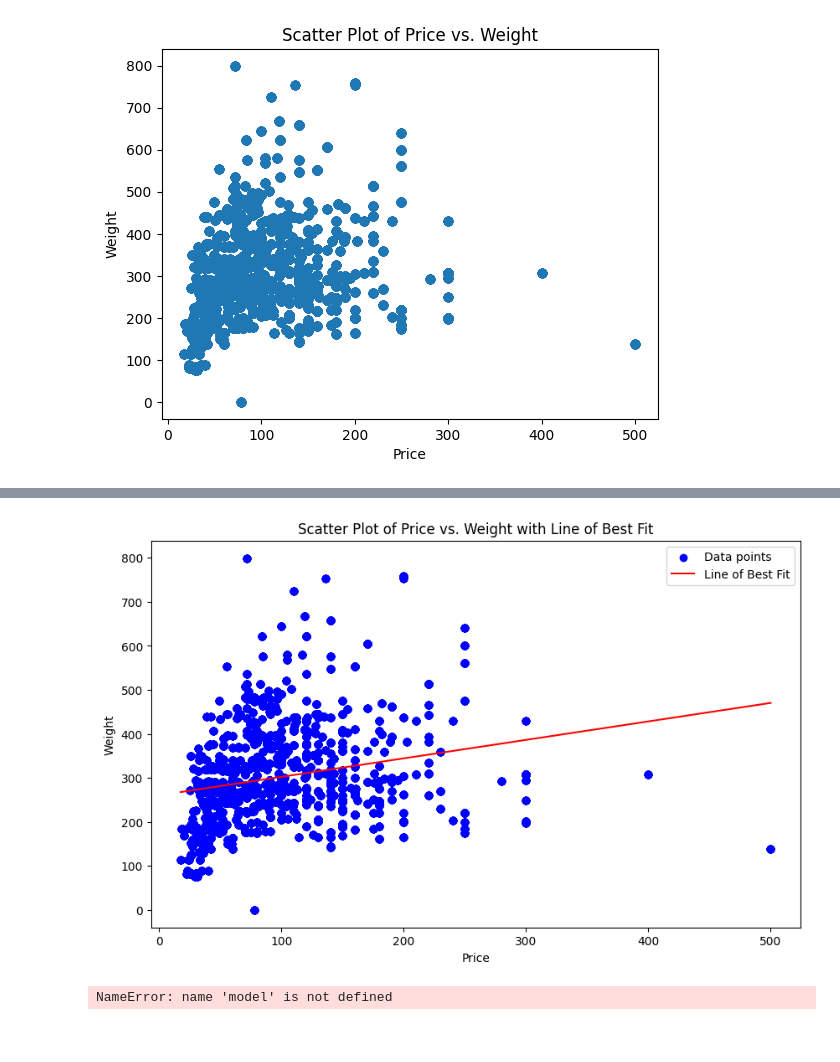
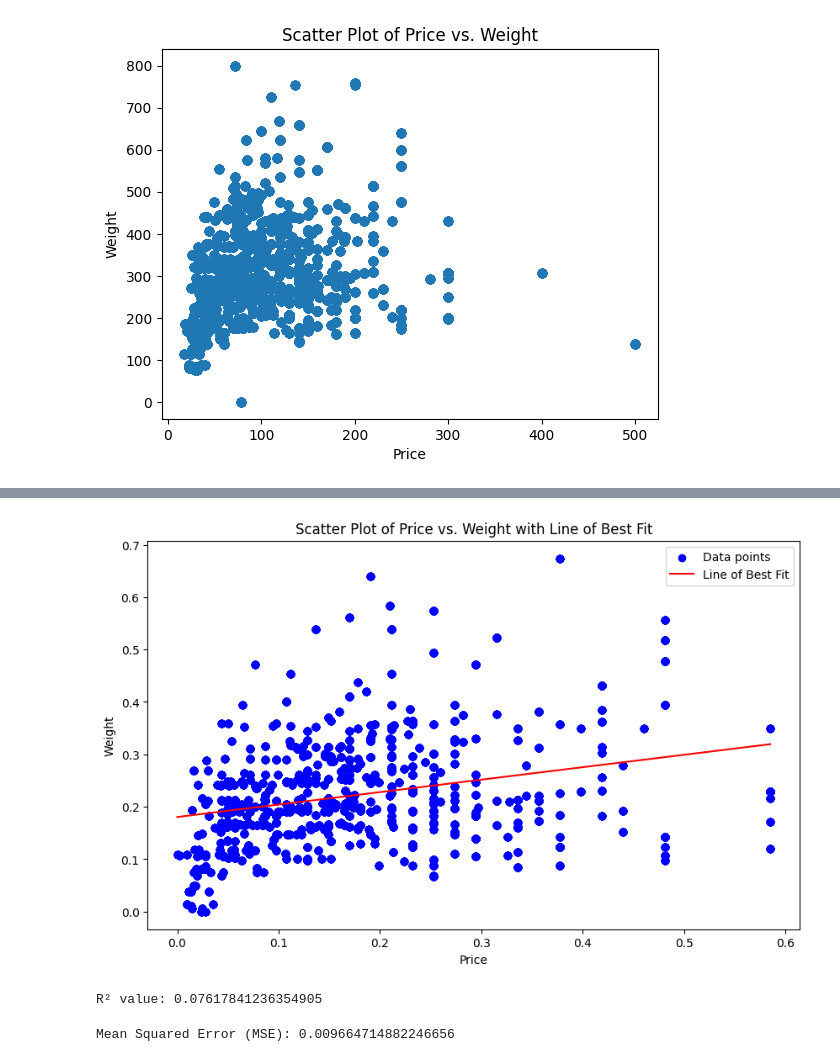
Before and after one commit to christopherhsuu/HMTCS, a Jupyter notebook: machinelearning1.ipynb, the cells around one changed output, grey strips where cells are left out. Saved outputs shown, nothing was run; the diff lists cells and outputs as text; code cells hidden in the pictures; blank space fills up the shorter version.

```diff
--- a/machinelearning1.ipynb
+++ b/machinelearning1.ipynb
@@ -85,13 +87,14 @@ plt.show()
 # %%
-pd.dropna(subset=['weight', 'price', 'availability'], inplace=True)
+if df.isnull().any().any() or (df.select_dtypes(include=[np.number]).apply(np.isinf).any().any()):
+    df.replace([np.inf, -np.inf], np.nan, inplace=True)
+    df.dropna(inplace=True)
 
-# Assume 'availability' is a numeric feature, normalize the features
+# Normalize the features
 scaler = StandardScaler()
 features = ['price', 'availability']
-X = pd[features].values
-y = pd['weight'].values
+X = df[features].values
+y = df['weight'].values
 
-# Normalize the features
 X_normalized = scaler.fit_transform(X)
 
 # Add a column of ones to X for the bias term (intercept)
@@ -100,8 +103,8 @@ X_normalized = np.c_[np.ones(X_normalized.shape[0]), X_normalized]
 # Initialize parameters (theta) to zero
 theta = np.zeros(X_normalized.shape[1])
 
-# Set the learning rate and number of iterations
-learning_rate = 0.01
+# Set a smaller learning rate and number of iterations
+learning_rate = 0.001
 num_iterations = 1000
 
 # Gradient descent function
@@ -114,8 +117,12 @@ def gradient_descent(X, y, theta, learning_rate, num_iterations):
         errors = predictions - y
         gradient = X.T.dot(errors) / m
         theta -= learning_rate * gradient
-        cost = (1 / (2 * m)) * np.sum(errors**2)
+        cost = (1 / (2 * m)) * np.sum(errors ** 2)
         cost_history.append(cost)
+
+        if np.isnan(cost):
+            print(f"NaN detected in cost at iteration {i}, stopping early.")
+            break
 
         if i % 100 == 0:  # Print cost every 100 iterations
             print(f"Cost at iteration {i}: {cost}")
@@ -173,35 +179,52 @@ print(y)
 # %%
 from sklearn.linear_model import LinearRegression
 
-X = pd['price'].values.reshape(-1, 1)
-y = pd['weight'].values
+df['price'] = (df['price'] - df['price'].min()) / (df['price'].max() - df['price'].min())
+df['weight'] = (df['weight'] - df['weight'].min()) / (df['weight'].max() - df['weight'].min())
+
+# Filter after normalizing
+filtered_df = df[(df['weight'] < 1) & (df['price'] < 1)]
+
+X = filtered_df['price'].values.reshape(-1, 1)  # Reshape for sklearn
+y = filtered_df['weight'].values  # Target variable from the same filtered DataFrame
+
 
 # Fit the linear regression model
 model = LinearRegression()
-model.fit(X, y)
+model.fit(X, y)  # Make sure both X and y have the same number of samples
 
-# Make predictions
+# Make predictions for plotting
 X_fit = np.linspace(X.min(), X.max(), 100).reshape(-1, 1)  # Generating points for the line of fit
 y_fit = model.predict(X_fit)
 
 # Plotting
 plt.figure(figsize=(10, 6))
-plt.scatter(pd['price'], pd['weight'], color='blue', label='Data points')
+plt.scatter(filtered_df['price'], filtered_df['weight'], color='blue', label='Data points')  # Use filtered_df for consistency
 plt.plot(X_fit, y_fit, color='red', label='Line of Best Fit')
 plt.xlabel('Price')
 plt.ylabel('Weight')
 plt.title('Scatter Plot of Price vs. Weight with Line of Best Fit')
 plt.legend()
 plt.show()
 # %% [output]
-[figure, old version]
+[figure, new version]
+# %%
+from sklearn.metrics import r2_score
+
+y_pred = model.predict(X)
+
+r2 = r2_score(y, y_pred)
+
+print("R² value:", r2)
+# %% [output]
+R² value: 0.07617841236354905
 # %%
 from sklearn.metrics import mean_squared_error
 
 y_pred = model.predict(X)
+
 mse = mean_squared_error(y, y_pred)
-rmse = np.sqrt(mse)
 
-print("Root Mean Squared Error (RMSE):", rmse)
+print("Mean Squared Error (MSE):", mse)
 # %% [output]
-NameError: name 'model' is not defined
+Mean Squared Error (MSE): 0.009664714882246656
```
Also changed, not shown: parts of 4 cells of this notebook, 3 other files.
